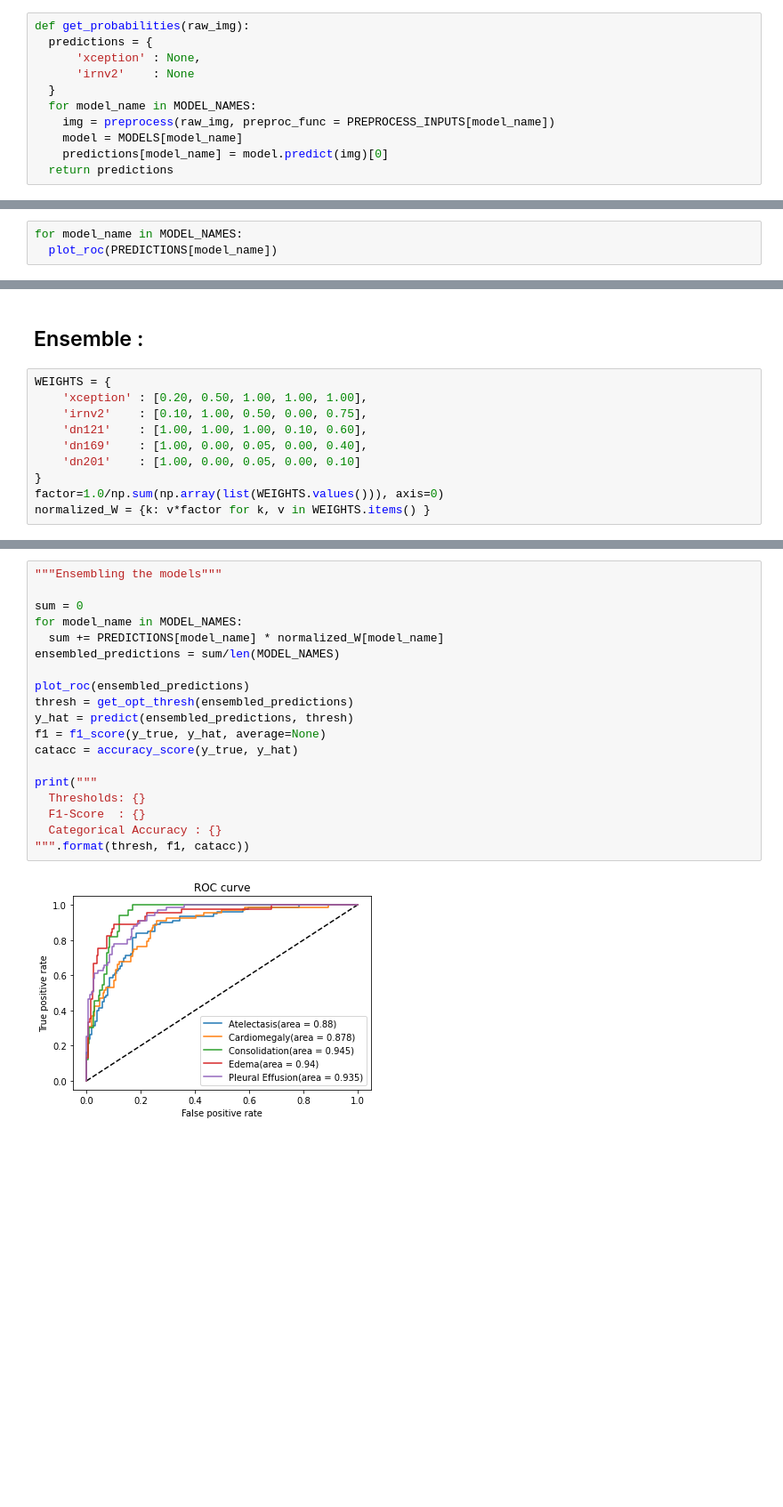
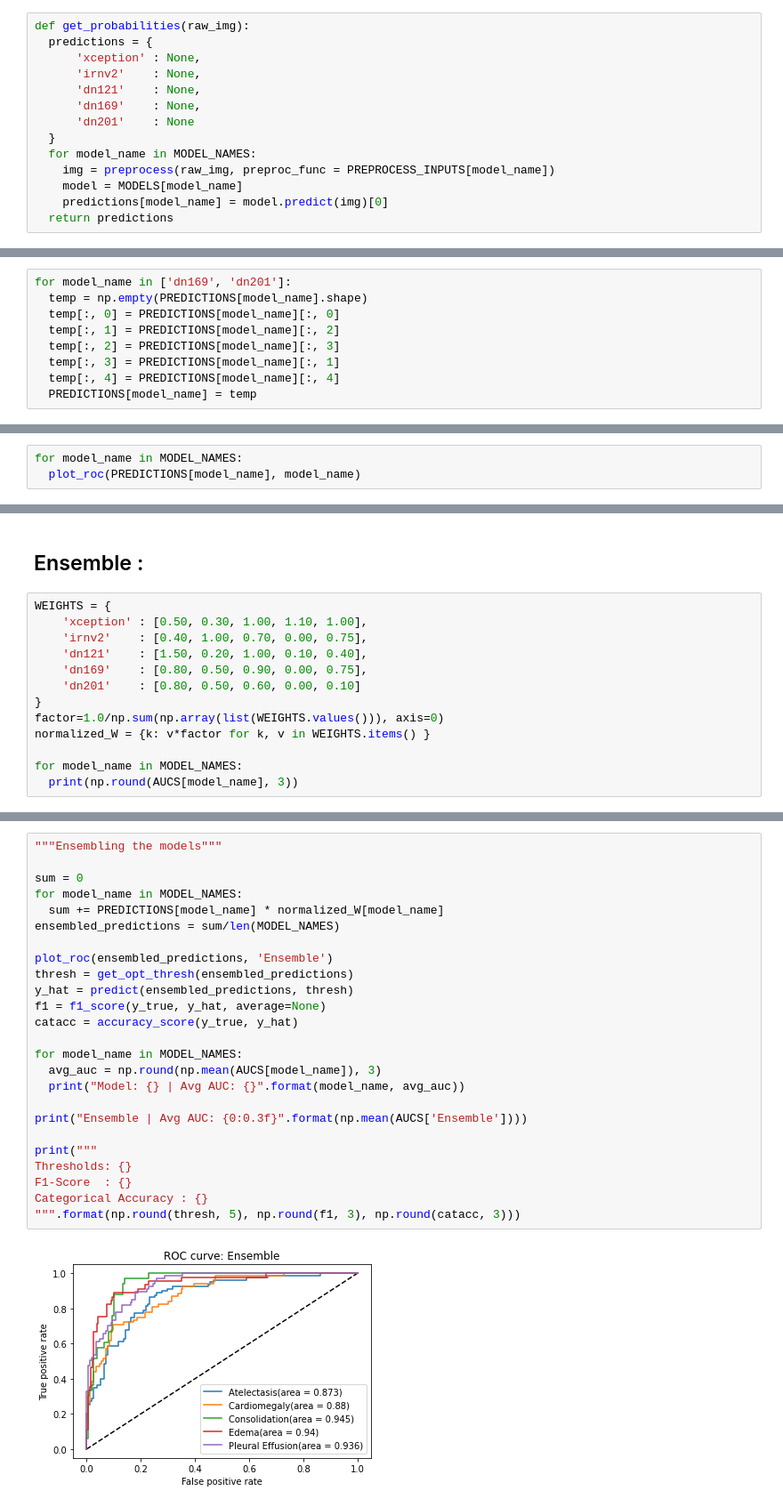
Before and after one commit to PerXeptron/X-Ray-Anomaly-Detection-Models, a Jupyter notebook: Ensemble/Ensemble.ipynb, the cells around one changed output, grey strips where cells are left out. Shown: that part at 89% size. Drawn from its saved outputs; the diff is of its cells as text; blank space fills up the shorter version.

```diff
--- a/Ensemble/Ensemble.ipynb
+++ b/Ensemble/Ensemble.ipynb
@@ -92,7 +94,10 @@ THRESHOLDS = {
 def get_probabilities(raw_img):
   predictions = {
       'xception' : None,
-      'irnv2'    : None
+      'irnv2'    : None,
+      'dn121'    : None,
+      'dn169'    : None,
+      'dn201'    : None
   }
   for model_name in MODEL_NAMES:
     img = preprocess(raw_img, preproc_func = PREPROCESS_INPUTS[model_name])
@@ -137,4 +142,13 @@ for filename in tqdm(df_val.Path):
 
 for model_name in MODEL_NAMES:
   PREDICTIONS[model_name] = np.array([p[model_name] for p in preds])
+# %%
+for model_name in ['dn169', 'dn201']:
+  temp = np.empty(PREDICTIONS[model_name].shape)
+  temp[:, 0] = PREDICTIONS[model_name][:, 0]
+  temp[:, 1] = PREDICTIONS[model_name][:, 2]
+  temp[:, 2] = PREDICTIONS[model_name][:, 3]
+  temp[:, 3] = PREDICTIONS[model_name][:, 1]
+  temp[:, 4] = PREDICTIONS[model_name][:, 4]
+  PREDICTIONS[model_name] = temp
 # %%
@@ -163,5 +190,5 @@ def get_opt_thresh(prediction):
   return opt_thresholds
 # %%
 for model_name in MODEL_NAMES:
-  plot_roc(PREDICTIONS[model_name])
+  plot_roc(PREDICTIONS[model_name], model_name)
 # %% [output]
@@ -201,11 +228,14 @@ dn201 : Categorical Accuracy : 0.3034188034188034
 ## Ensemble :
 # %%
 WEIGHTS = {
-    'xception' : [0.20, 0.50, 1.00, 1.00, 1.00],
-    'irnv2'    : [0.10, 1.00, 0.50, 0.00, 0.75],
-    'dn121'    : [1.00, 1.00, 1.00, 0.10, 0.60],
-    'dn169'    : [1.00, 0.00, 0.05, 0.00, 0.40],
-    'dn201'    : [1.00, 0.00, 0.05, 0.00, 0.10]
+    'xception' : [0.50, 0.30, 1.00, 1.10, 1.00],
+    'irnv2'    : [0.40, 1.00, 0.70, 0.00, 0.75],
+    'dn121'    : [1.50, 0.20, 1.00, 0.10, 0.40],
+    'dn169'    : [0.80, 0.50, 0.90, 0.00, 0.75],
+    'dn201'    : [0.80, 0.50, 0.60, 0.00, 0.10]
 }
 factor=1.0/np.sum(np.array(list(WEIGHTS.values())), axis=0)
 normalized_W = {k: v*factor for k, v in WEIGHTS.items() }
+
+for model_name in MODEL_NAMES:
+  print(np.round(AUCS[model_name], 3))
@@ -212,21 +248,27 @@ normalized_W = {k: v*factor for k, v in WEIGHTS.items() }
 # %%
 """Ensembling the models"""
 
 sum = 0
 for model_name in MODEL_NAMES:
   sum += PREDICTIONS[model_name] * normalized_W[model_name]
 ensembled_predictions = sum/len(MODEL_NAMES)
 
-plot_roc(ensembled_predictions)
+plot_roc(ensembled_predictions, 'Ensemble')
 thresh = get_opt_thresh(ensembled_predictions)
 y_hat = predict(ensembled_predictions, thresh)
 f1 = f1_score(y_true, y_hat, average=None)
 catacc = accuracy_score(y_true, y_hat)
 
+for model_name in MODEL_NAMES:
+  avg_auc = np.round(np.mean(AUCS[model_name]), 3)
+  print("Model: {} | Avg AUC: {}".format(model_name, avg_auc))
+
+print("Ensemble | Avg AUC: {0:0.3f}".format(np.mean(AUCS['Ensemble'])))
+
 print("""
-  Thresholds: {}
-  F1-Score  : {}
-  Categorical Accuracy : {}
-""".format(thresh, f1, catacc))
+Thresholds: {}
+F1-Score  : {}
+Categorical Accuracy : {}
+""".format(np.round(thresh, 5), np.round(f1, 3), np.round(catacc, 3)))
 # %% [output]
-[figure, old version]
+[figure, new version]
```
Also changed, not shown: parts of 6 cells of this notebook, 1 other file.
